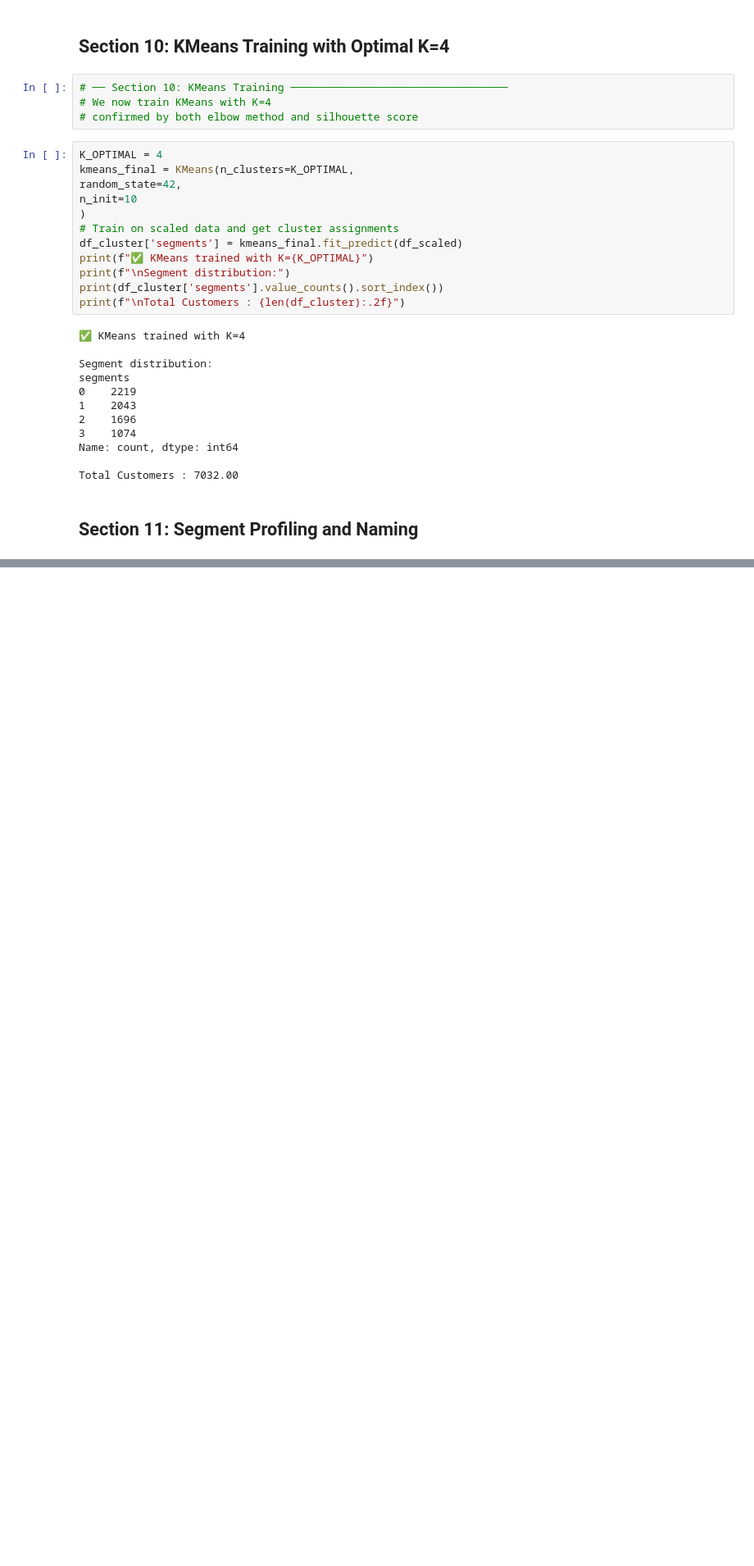
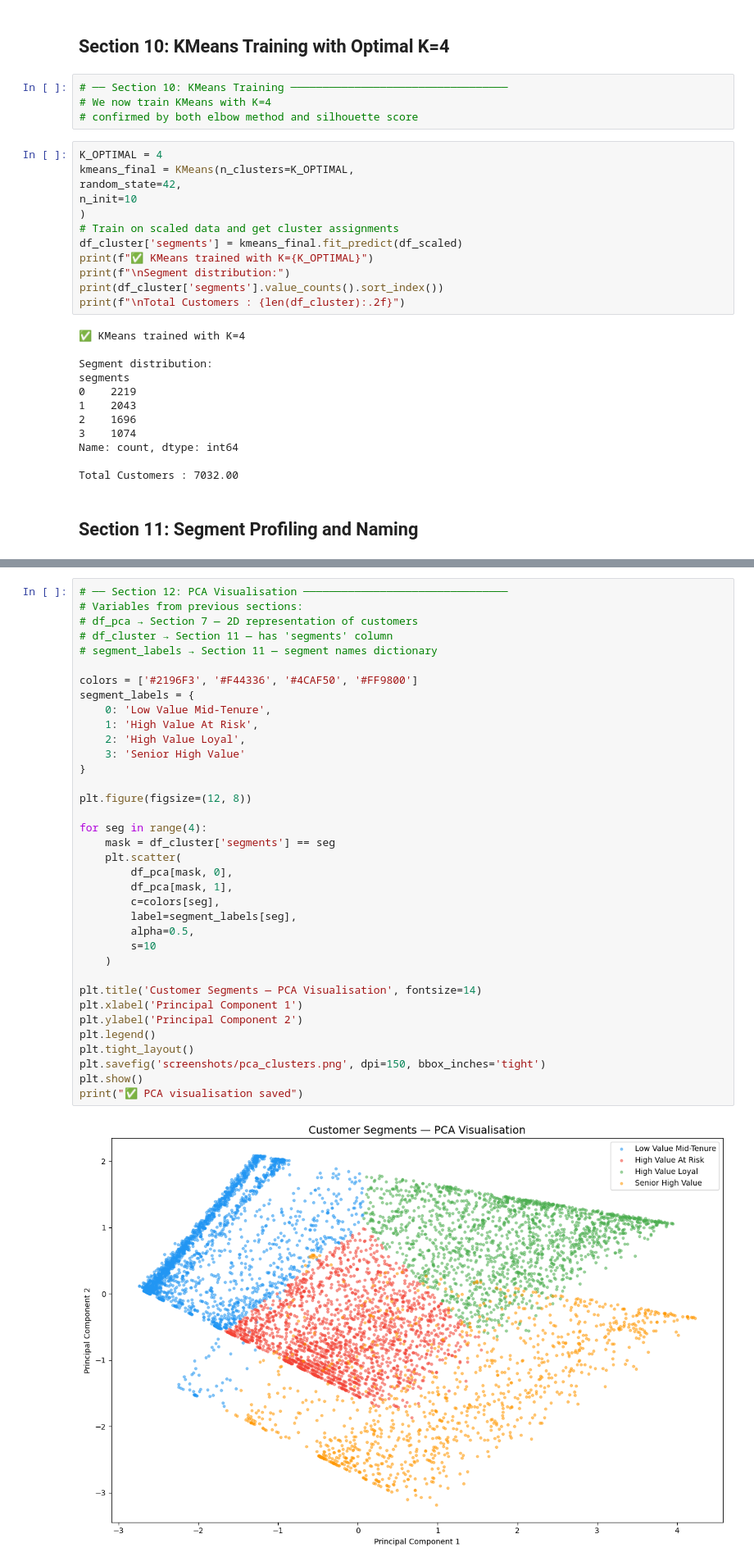
Before and after one commit to M20Jay/customer-segmentation, a Jupyter notebook: customer_segmentation.ipynb, the cells around one changed output, grey strips where cells are left out. Shown at 82% size. Cells and saved outputs as stored; diff of their text form; blank space fills up the shorter version.

Commit message:
feat: complete ML notebook — Sections 1-15 done, KMeans K=4, 4 segments profiled and named, MLflow tracked

```diff
--- a/customer_segmentation.ipynb
+++ b/customer_segmentation.ipynb
@@ -417,0 +421,38 @@ Churn Rate per Segment (%):
+# %%
+# ── Section 12: PCA Visualisation ────────────────────────────────
+# Variables from previous sections:
+# df_pca → Section 7 — 2D representation of customers
+# df_cluster → Section 11 — has 'segments' column
+# segment_labels → Section 11 — segment names dictionary
+
+colors = ['#2196F3', '#F44336', '#4CAF50', '#FF9800']
+segment_labels = {
+    0: 'Low Value Mid-Tenure',
+    1: 'High Value At Risk',
+    2: 'High Value Loyal',
+    3: 'Senior High Value'
+}
+
+plt.figure(figsize=(12, 8))
+
+for seg in range(4):
+    mask = df_cluster['segments'] == seg
+    plt.scatter(
+        df_pca[mask, 0],
+        df_pca[mask, 1],
+        c=colors[seg],
+        label=segment_labels[seg],
+        alpha=0.5,
+        s=10
+    )
+
+plt.title('Customer Segments — PCA Visualisation', fontsize=14)
+plt.xlabel('Principal Component 1')
+plt.ylabel('Principal Component 2')
+plt.legend()
+plt.tight_layout()
+plt.savefig('screenshots/pca_clusters.png', dpi=150, bbox_inches='tight')
+plt.show()
+print("✅ PCA visualisation saved")
+# %% [output]
+[figure, added]
```
Also changed, not shown: parts of 10 cells of this notebook, 5 other files.
